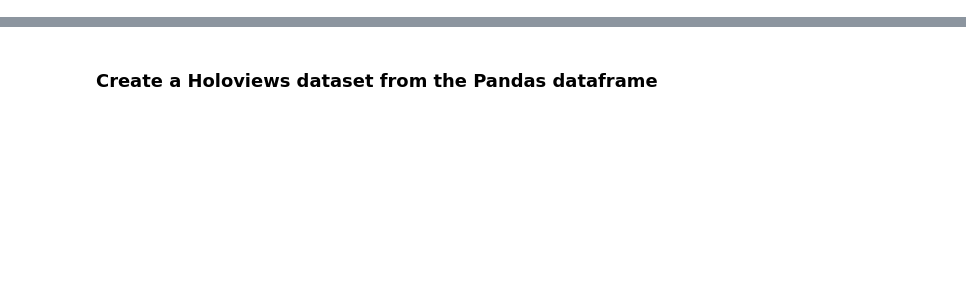
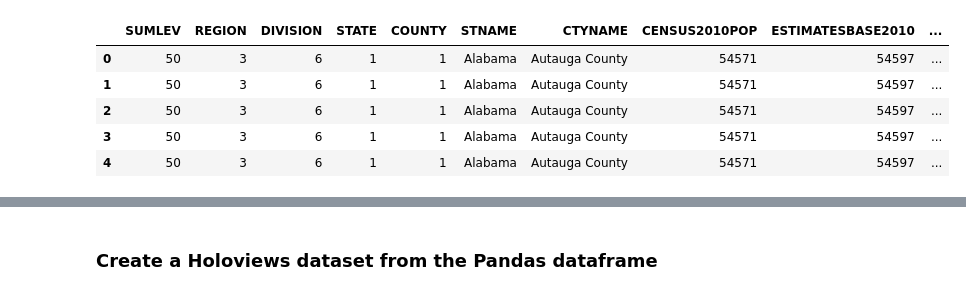
Before and after one commit to ksteddom/NYT-Covid-19-Vizualizations, a Jupyter notebook: Covid 19 Maps.ipynb, the cells around one changed output, grey strips where cells are left out. Cells and saved outputs as stored; diff of their text form; code cells hidden in the pictures; blank space fills up the shorter version.

```diff
--- a/Covid 19 Maps.ipynb
+++ b/Covid 19 Maps.ipynb
@@ -40,0 +103,20 @@ covid_df = pd.read_csv("https://github.com/nytimes/covid-19-data/raw/master/us-c
+# %%
+# Merge datasets
+full_dataset = pd.merge(census_data, covid_data, how='left', on='fips')
+
+# Replace all NaN with zero
+full_dataset.loc[full_dataset.county.isnull(), 'cases'] = 0.0
+full_dataset.loc[full_dataset.county.isnull(), 'deaths'] = 0.0
+
+# Add the latest date to the counties that haven't had any cases as of the most recent date
+full_dataset.loc[full_dataset.county.isnull(), 'date'] = covid_data.date.max()
+
+# Look at the top few lines of the dataframe
+full_dataset.head()
+# %% [output]
+|  | SUMLEV | REGION | DIVISION | STATE | COUNTY | STNAME | CTYNAME | CENSUS2010POP | ESTIMATESBASE2010 | ... |
+| 0 | 50 | 3 | 6 | 1 | 1 | Alabama | Autauga County | 54571 | 54597 | ... |
+| 1 | 50 | 3 | 6 | 1 | 1 | Alabama | Autauga County | 54571 | 54597 | ... |
+| 2 | 50 | 3 | 6 | 1 | 1 | Alabama | Autauga County | 54571 | 54597 | ... |
+| 3 | 50 | 3 | 6 | 1 | 1 | Alabama | Autauga County | 54571 | 54597 | ... |
+| 4 | 50 | 3 | 6 | 1 | 1 | Alabama | Autauga County | 54571 | 54597 | ... |
```
Also changed, not shown: parts of 23 cells of this notebook, 1 other file.
